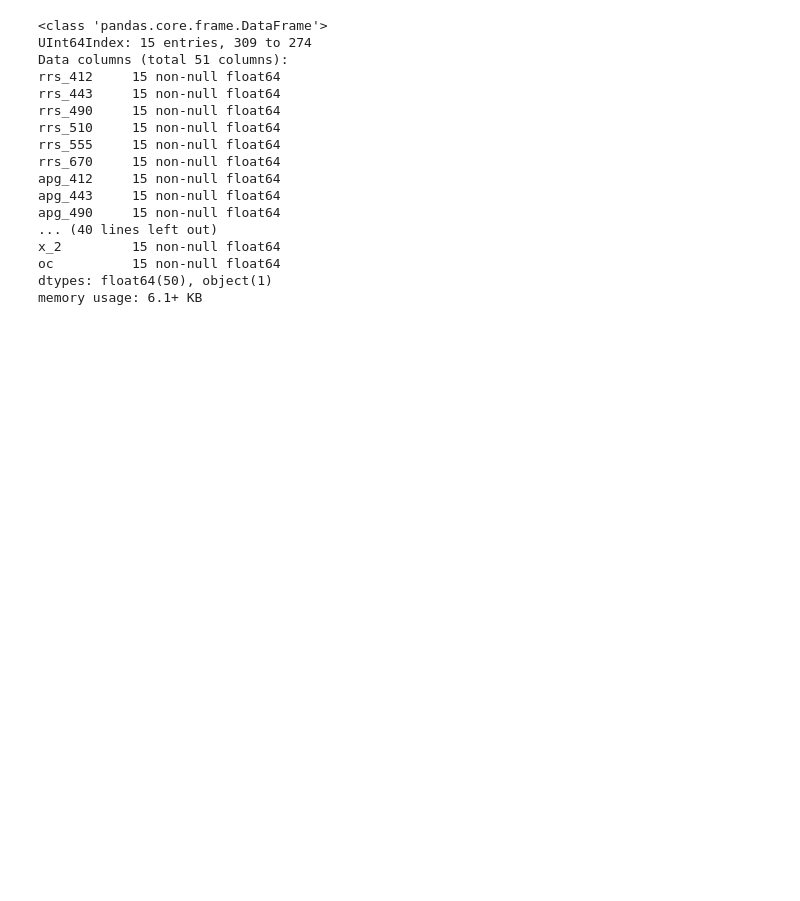
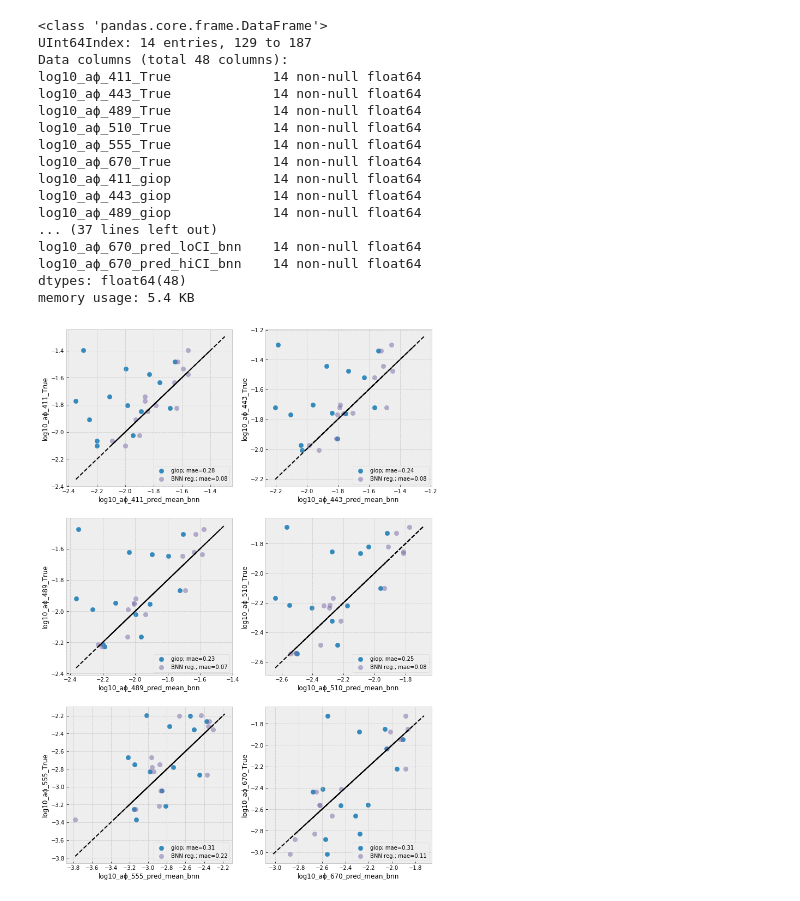
Before and after one commit to madHatter106/Bayesian-ML-4-IOP-from-TOA, a Jupyter notebook: Notebooks/TOA_ML_8_Comparing_with_GIOP_output.ipynb, the cells around one changed output. Drawn from its saved outputs; the diff is of its cells as text; code cells hidden in the pictures; blank space fills up the shorter version.

Commit message:
finished giop bnn comparison

```diff
--- a/Notebooks/TOA_ML_8_Comparing_with_GIOP_output.ipynb
+++ b/Notebooks/TOA_ML_8_Comparing_with_GIOP_output.ipynb
@@ -18,0 +101,7 @@ x_
+# %%
+hs_res_path = '../PickleJar/Results/hshoe_model_dict_2019-07-01 16:15:23.850090.pkl'
+with open(hs_res_path, 'rb') as fb:
+    hs_res_dict = pickle.load(fb)
+bnn_res_path = '../PickleJar/Results/bnn_ARD_1HL_hC_hyp_model_result_2019-07-02 19:33:25.077128.pkl'
+with open(bnn_res_path, 'rb') as fb:
+    bnn_res_dict = pickle.load(fb)
@@ -18,0 +116,2 @@ x_
+# %%
+bands = [411, 443, 489, 510, 555, 670]
@@ -18,0 +173,3 @@ x_
+# %%
+y_test.rename(columns={f'{col}': f"{col.replace('phy', 'ϕ_')}_True"
+                      for col in y_test.columns}, inplace=True)
@@ -19,20 +195,53 @@ x_
+# %%
+df_all = pd.merge(y_test, df_all, right_index=True, left_index=True)
 # %%
-df_giop_test_set.info()
+df_all.info()
 # %% [output]
 <class 'pandas.core.frame.DataFrame'>
-UInt64Index: 15 entries, 309 to 274
-Data columns (total 51 columns):
-rrs_412     15 non-null float64
-rrs_443     15 non-null float64
-rrs_490     15 non-null float64
-rrs_510     15 non-null float64
-rrs_555     15 non-null float64
-rrs_670     15 non-null float64
-apg_412     15 non-null float64
-apg_443     15 non-null float64
-apg_490     15 non-null float64
-... (40 lines left out)
-x_2         15 non-null float64
-oc          15 non-null float64
-dtypes: float64(50), object(1)
-memory usage: 6.1+ KB
+UInt64Index: 14 entries, 129 to 187
+Data columns (total 48 columns):
+log10_aϕ_411_True             14 non-null float64
+log10_aϕ_443_True             14 non-null float64
+log10_aϕ_489_True             14 non-null float64
+log10_aϕ_510_True             14 non-null float64
+log10_aϕ_555_True             14 non-null float64
+log10_aϕ_670_True             14 non-null float64
+log10_aϕ_411_giop             14 non-null float64
+log10_aϕ_443_giop             14 non-null float64
+log10_aϕ_489_giop             14 non-null float64
+... (37 lines left out)
+log10_aϕ_670_pred_loCI_bnn    14 non-null float64
+log10_aϕ_670_pred_hiCI_bnn    14 non-null float64
+dtypes: float64(48)
+memory usage: 5.4 KB
+# %%
+f, axs = pl.subplots(nrows=3, ncols=2, figsize=(12, 18 ))
+
+for band, ax in zip(bands, axs.ravel()):
+    vals = df_all[[f'log10_aϕ_{band}_True', f'log10_aϕ_{band}_giop',
+                  f'log10_aϕ_{band}_pred_mean_hs',
+                  f'log10_aϕ_{band}_pred_mean_bnn']]
+    min_, max_ = vals.min(), vals.max()
+
+    mae_giop = mean_absolute_error(df_all[f'log10_aϕ_{band}_True'],
+                                   df_all[f'log10_aϕ_{band}_giop'])
+    mae_hs = mean_absolute_error(df_all[f'log10_aϕ_{band}_True'],
+                                 df_all[f'log10_aϕ_{band}_pred_mean_hs'])
+    mae_bn = mean_absolute_error(df_all[f'log10_aϕ_{band}_True'],
+                                 df_all[f'log10_aϕ_{band}_pred_mean_bnn'])
+    df_all.plot.scatter(y=f'log10_aϕ_{band}_True', x=f'log10_aϕ_{band}_giop',
+                        ax=ax, color='C0',
+                        label=f'giop; mae={mae_giop:.2f}', s=70)
+    #df_all.plot.scatter(y=f'log10_aϕ_{411}_True',
+    #                    x=f'log10_aϕ_{band}_pred_mean_hs',
+    #                    color='C1', ax=ax,
+    #                    label=f'HS reg.; mae={mae_hs:.2f}')
+    df_all.plot.scatter(y=f'log10_aϕ_{band}_True',
+                        x=f'log10_aϕ_{band}_pred_mean_bnn',
+                        color='C2', ax=ax,
+                        label=f'BNN reg.; mae={mae_bn:.2f}', s=70, alpha=0.75)
+
+    ax.legend(loc='lower right')
+    ax.plot([min_, max_], [min_, max_], ls='--', color='k');
+# %% [output]
+[figure, added]
```
Also changed, not shown: parts of 21 cells of this notebook.
